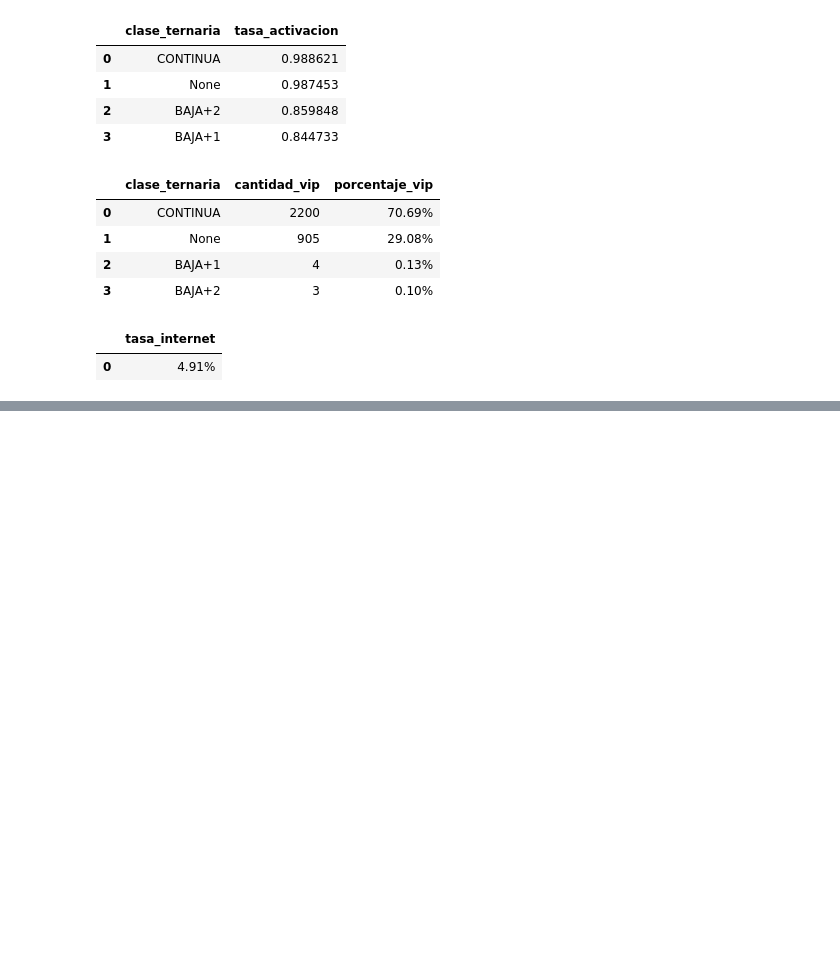
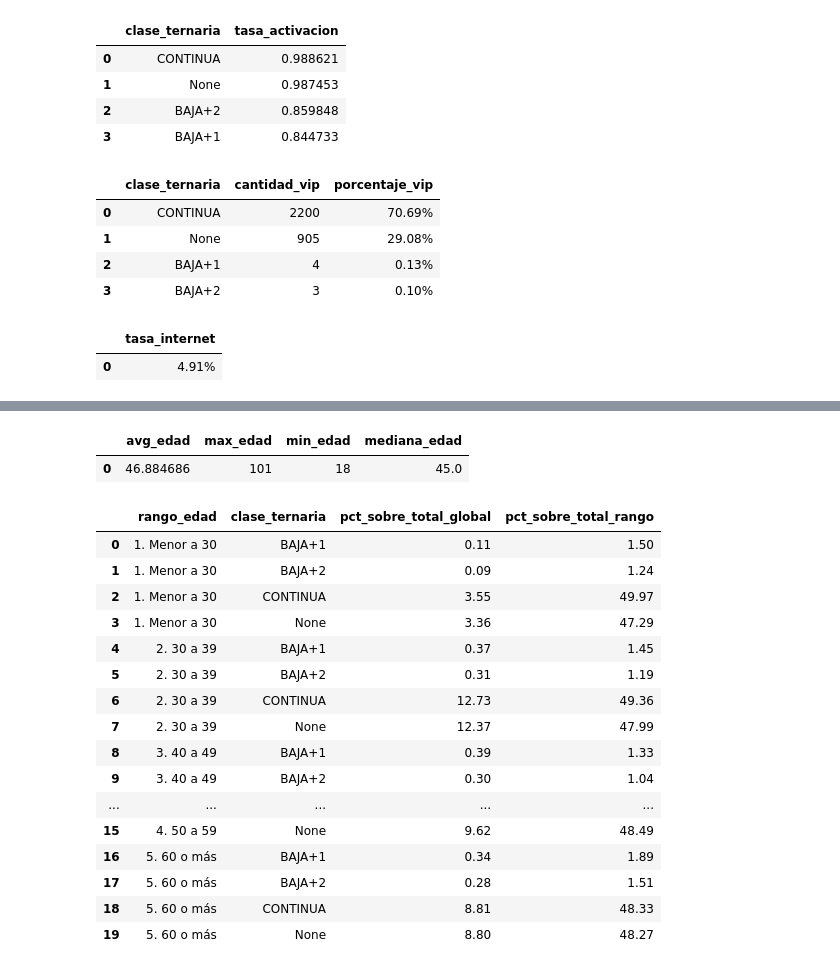
Before and after one commit to tobiartinian/Econom-a-y-Finanzas, a Jupyter notebook: EDA.ipynb, the cells around one changed output, grey strips where cells are left out. Drawn from its saved outputs; the diff is of its cells as text; code cells hidden in the pictures; blank space fills up the shorter version.

```diff
--- a/EDA.ipynb
+++ b/EDA.ipynb
@@ -126,0 +127,53 @@ GROUP BY clase_ternaria
+# %%
+%%sql
+SELECT
+AVG(cliente_edad) as avg_edad,
+MAX(cliente_edad) as max_edad,
+MIN(cliente_edad) as min_edad,
+PERCENTILE_CONT(0.5) WITHIN GROUP (ORDER BY cliente_edad) AS mediana_edad
+FROM competencia_01
+# %% [output]
+|  | avg_edad | max_edad | min_edad | mediana_edad |
+| 0 | 46.884686 | 101 | 18 | 45.0 |
+# %%
+%%sql
+WITH base AS (
+    SELECT
+        numero_de_cliente,
+        clase_ternaria,
+        CASE
+            WHEN cliente_edad < 30 THEN '1. Menor a 30'
+            WHEN cliente_edad < 40 THEN '2. 30 a 39'
+            WHEN cliente_edad < 50 THEN '3. 40 a 49'
+            WHEN cliente_edad < 60 THEN '4. 50 a 59'
+            ELSE '5. 60 o más'
+        END AS rango_edad
+    FROM competencia_01
+)
+SELECT
+    rango_edad,
+    clase_ternaria,
+    -- Porcentaje sobre el TOTAL GLOBAL de la tabla
+    ROUND(100.0 * COUNT(DISTINCT numero_de_cliente) / SUM(COUNT(DISTINCT numero_de_cliente)) OVER(), 2) AS pct_sobre_total_global,
+    ROUND(100.0 * COUNT(DISTINCT numero_de_cliente) / SUM(COUNT(DISTINCT numero_de_cliente)) OVER(PARTITION BY rango_edad), 2) AS pct_sobre_total_rango,
+FROM base
+GROUP BY rango_edad, clase_ternaria
+ORDER BY rango_edad, clase_ternaria;
+# %% [output]
+|  | rango_edad | clase_ternaria | pct_sobre_total_global | pct_sobre_total_rango |
+| 0 | 1. Menor a 30 | BAJA+1 | 0.11 | 1.50 |
+| 1 | 1. Menor a 30 | BAJA+2 | 0.09 | 1.24 |
+| 2 | 1. Menor a 30 | CONTINUA | 3.55 | 49.97 |
+| 3 | 1. Menor a 30 | None | 3.36 | 47.29 |
+| 4 | 2. 30 a 39 | BAJA+1 | 0.37 | 1.45 |
+| 5 | 2. 30 a 39 | BAJA+2 | 0.31 | 1.19 |
+| 6 | 2. 30 a 39 | CONTINUA | 12.73 | 49.36 |
+| 7 | 2. 30 a 39 | None | 12.37 | 47.99 |
+| 8 | 3. 40 a 49 | BAJA+1 | 0.39 | 1.33 |
+| 9 | 3. 40 a 49 | BAJA+2 | 0.30 | 1.04 |
+| ... | ... | ... | ... | ... |
+| 15 | 4. 50 a 59 | None | 9.62 | 48.49 |
+| 16 | 5. 60 o más | BAJA+1 | 0.34 | 1.89 |
+| 17 | 5. 60 o más | BAJA+2 | 0.28 | 1.51 |
+| 18 | 5. 60 o más | CONTINUA | 8.81 | 48.33 |
+| 19 | 5. 60 o más | None | 8.80 | 48.27 |
```
Also changed, not shown: parts of 2 cells of this notebook.
